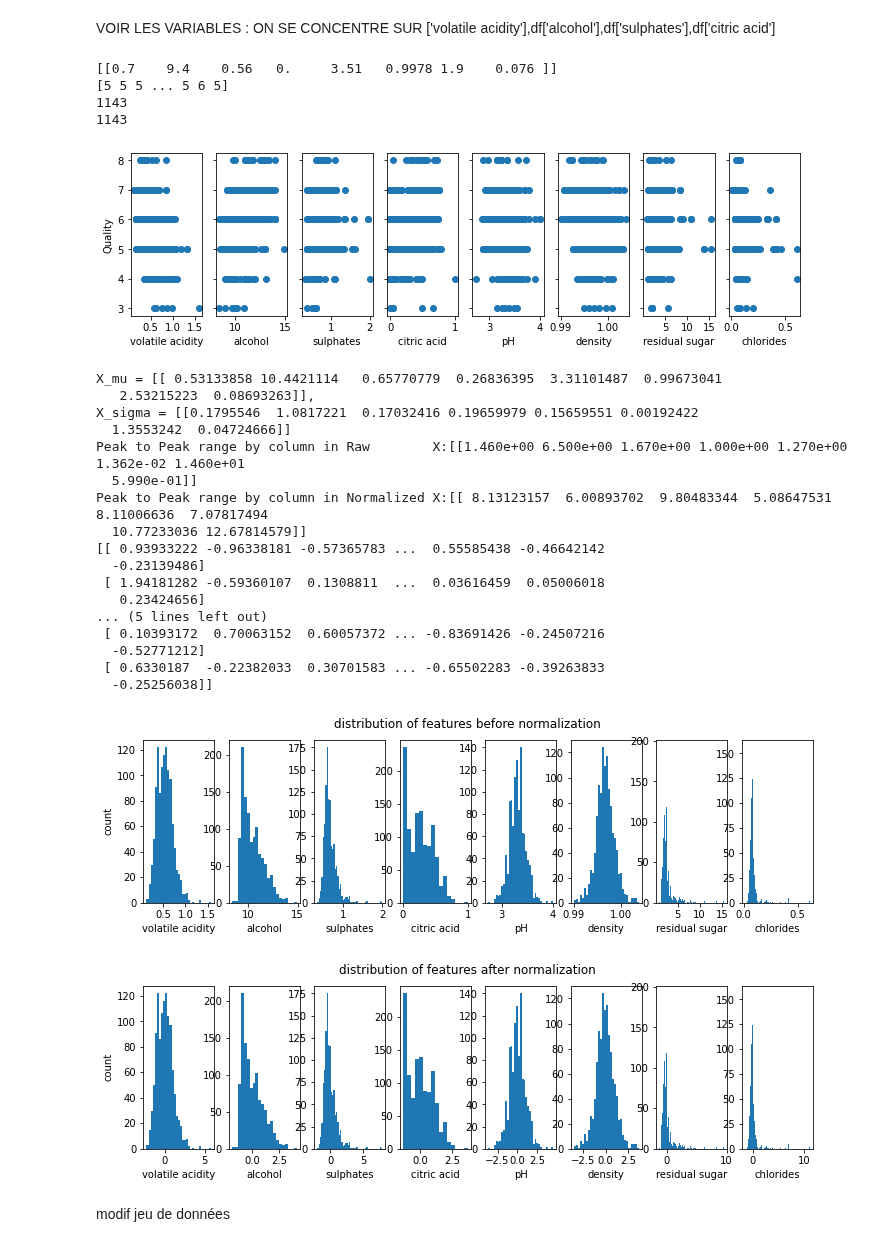
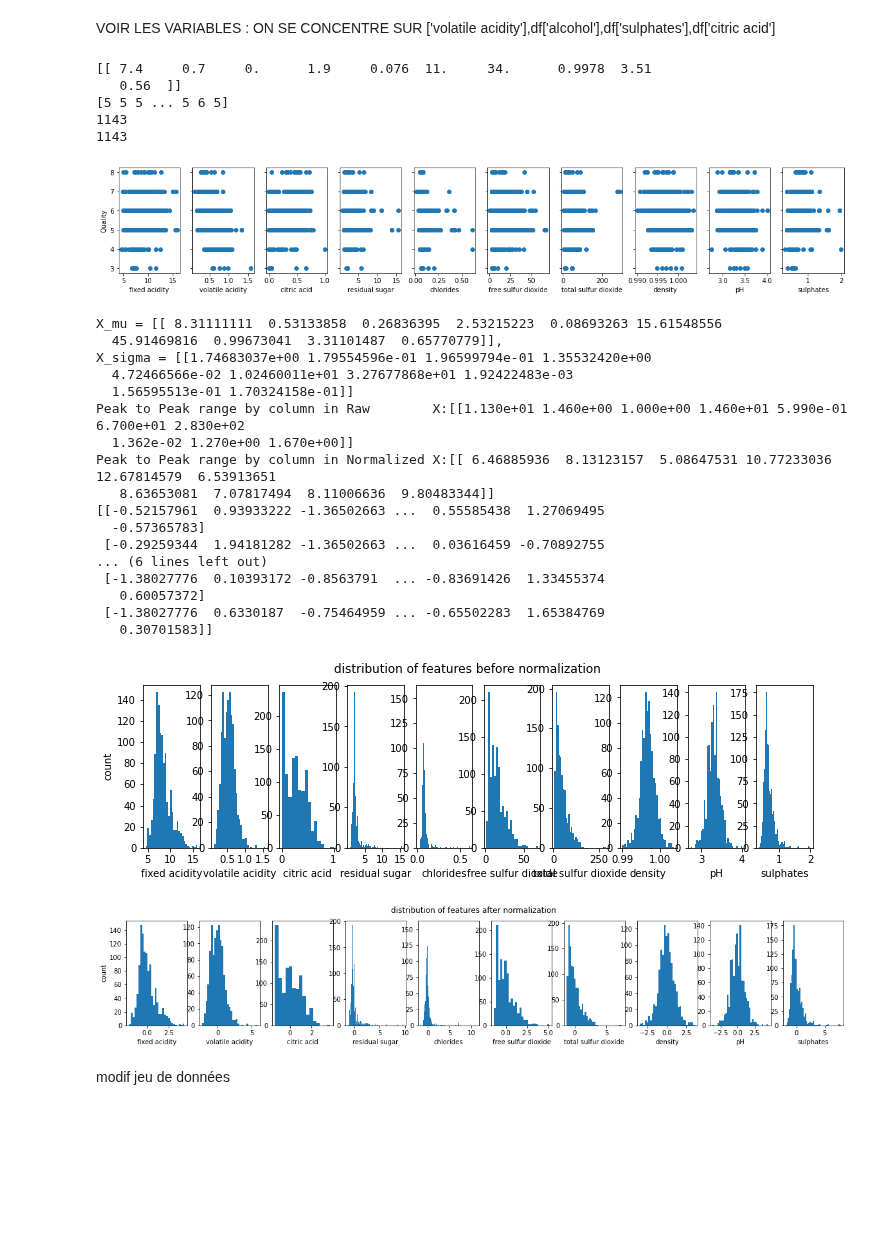
Before and after one commit to HenriS67/wineQualityPrediction, a Jupyter notebook: 7NeuralNetSoftMax.ipynb, the cells around one changed output. Drawn from its saved outputs; the diff is of its cells as text; code cells hidden in the pictures; blank space fills up the shorter version.

```diff
--- a/7NeuralNetSoftMax.ipynb
+++ b/7NeuralNetSoftMax.ipynb
@@ -27,30 +27,31 @@ VOIR LES VARIABLES : ON SE CONCENTRE SUR ['volatile acidity'],df['alcohol'],df['
 # %%
 import numpy as np
 import matplotlib.pyplot as plt
 # load the dataset
 
 y_train = df['quality']
-X_train= [df['volatile acidity'],df['alcohol'],df['sulphates'],df['citric acid'],df['pH'],df['density'],df['residual sugar'],df['chlorides']]
-X_features = ['volatile acidity','alcohol','sulphates','citric acid','pH','density','residual sugar','chlorides']
+X_train= [df['fixed acidity'],  df['volatile acidity']  ,df['citric acid']  ,df['residual sugar'],  df['chlorides'],df['free sulfur dioxide']  ,df['total sulfur dioxide'],  df['density']    ,df['pH'],  df['sulphates']]
+X_features = ['fixed acidity',  'volatile acidity'  ,'citric acid'  ,'residual sugar',  'chlorides','free sulfur dioxide'  ,'total sulfur dioxide',  'density'    ,'pH',  'sulphates']
 X_train=np.transpose(np.asmatrix(X_train))
 nb_feature=len(X_features)
 y_train=np.asarray(y_train)
 print(X_train[:1])
 print(y_train)
 print(len(X_train))
 print(len(y_train))
-fig,ax=plt.subplots(1, nb_feature, figsize=(12, 3), sharey=True)
+fig,ax=plt.subplots(1, nb_feature, figsize=(20, 3), sharey=True)
 for i in range(len(ax)):
     ax[i].scatter([X_train[:,i]],[y_train])
     ax[i].set_xlabel(X_features[i])
 ax[0].set_ylabel("Quality")
 plt.show()
 # %% [output]
-[[0.7    9.4    0.56   0.     3.51   0.9978 1.9    0.076 ]]
+[[ 7.4     0.7     0.      1.9     0.076  11.     34.      0.9978  3.51
+   0.56  ]]
 [5 5 5 ... 5 6 5]
 1143
 1143
-[figure, old version]
+[figure, new version]
 # %%
 def zscore_normalize_features(X):
     mu     = np.mean(X, axis=0)                 # mu will have shape (n,)
@@ -68,23 +69,23 @@ print(f"Peak to Peak range by column in Raw        X:{np.ptp(X_train,axis=0)}")
 print(f"Peak to Peak range by column in Normalized X:{np.ptp(X_norm,axis=0)}")
 print(X_norm)
 # %% [output]
-X_mu = [[ 0.53133858 10.4421114   0.65770779  0.26836395  3.31101487  0.99673041
-   2.53215223  0.08693263]],
-X_sigma = [[0.1795546  1.0817221  0.17032416 0.19659979 0.15659551 0.00192422
-  1.3553242  0.04724666]]
-Peak to Peak range by column in Raw        X:[[1.460e+00 6.500e+00 1.670e+00 1.000e+00 1.270e+00 1.362e-02 1.460e+01
-  5.990e-01]]
-Peak to Peak range by column in Normalized X:[[ 8.13123157  6.00893702  9.80483344  5.08647531  8.11006636  7.07817494
-  10.77233036 12.67814579]]
-[[ 0.93933222 -0.96338181 -0.57365783 ...  0.55585438 -0.46642142
-  -0.23139486]
- [ 1.94181282 -0.59360107  0.1308811  ...  0.03616459  0.05006018
-   0.23424656]
-... (5 lines left out)
- [ 0.10393172  0.70063152  0.60057372 ... -0.83691426 -0.24507216
-  -0.52771212]
- [ 0.6330187  -0.22382033  0.30701583 ... -0.65502283 -0.39263833
-  -0.25256038]]
+X_mu = [[ 8.31111111  0.53133858  0.26836395  2.53215223  0.08693263 15.61548556
+  45.91469816  0.99673041  3.31101487  0.65770779]],
+X_sigma = [[1.74683037e+00 1.79554596e-01 1.96599794e-01 1.35532420e+00
+  4.72466566e-02 1.02460011e+01 3.27677868e+01 1.92422483e-03
+  1.56595513e-01 1.70324158e-01]]
+Peak to Peak range by column in Raw        X:[[1.130e+01 1.460e+00 1.000e+00 1.460e+01 5.990e-01 6.700e+01 2.830e+02
+  1.362e-02 1.270e+00 1.670e+00]]
+Peak to Peak range by column in Normalized X:[[ 6.46885936  8.13123157  5.08647531 10.77233036 12.67814579  6.53913651
+   8.63653081  7.07817494  8.11006636  9.80483344]]
+[[-0.52157961  0.93933222 -1.36502663 ...  0.55585438  1.27069495
+  -0.57365783]
+ [-0.29259344  1.94181282 -1.36502663 ...  0.03616459 -0.70892755
+... (6 lines left out)
+ [-1.38027776  0.10393172 -0.8563791  ... -0.83691426  1.33455374
+   0.60057372]
+ [-1.38027776  0.6330187  -0.75464959 ... -0.65502283  1.65384769
+   0.30701583]]
 # %%
 fig,ax=plt.subplots(1, nb_feature, figsize=(12, 3))
 for i in range(len(ax)):
@@ -93,7 +94,7 @@ for i in range(len(ax)):
 ax[0].set_ylabel("count")
 fig.suptitle("distribution of features before normalization")
 plt.show()
-fig,ax=plt.subplots(1,nb_feature,figsize=(12,3))
+fig,ax=plt.subplots(1,nb_feature,figsize=(20,3))
 
 for i in range(len(ax)):
     ax[i].hist(X_norm[:,i],bins='auto')
@@ -103,8 +104,8 @@ fig.suptitle("distribution of features after normalization")
 
 plt.show()
 # %% [output]
-[figure, old version]
+[figure, new version]
-[figure, old version]
+[figure, new version]
 # %% [markdown]
 modif jeu de données
 # %%
```
Also changed, not shown: parts of 13 cells of this notebook.
